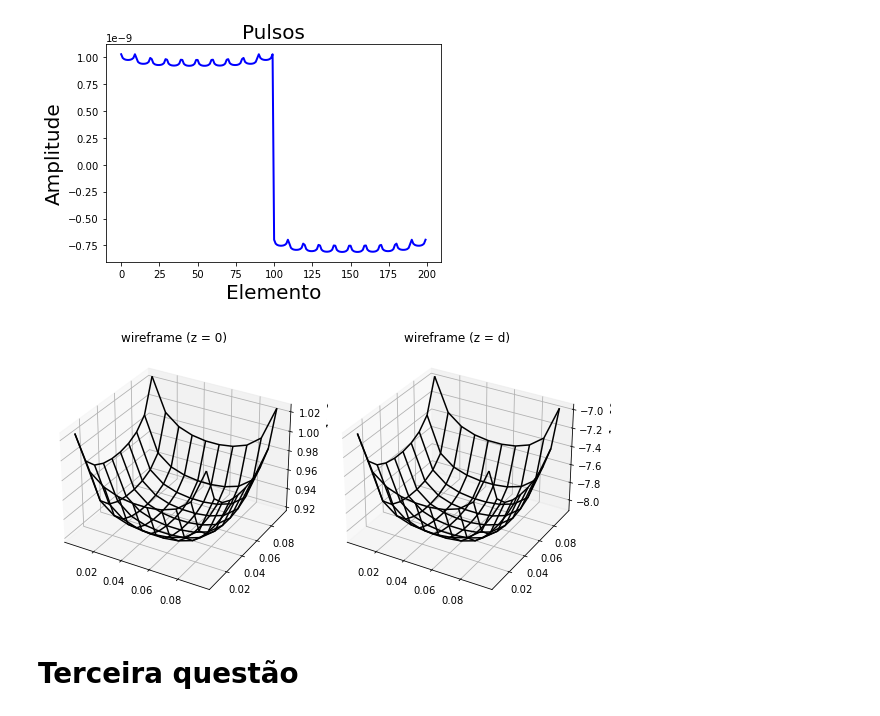
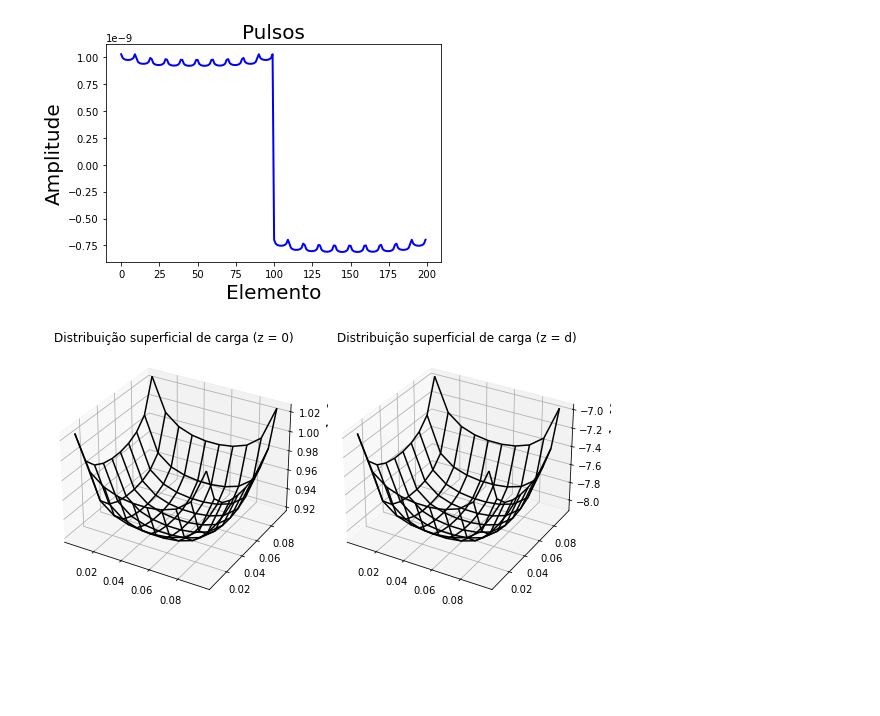
Before and after one commit to guimorone/ProjetoEletromag, a Jupyter notebook: ProjetoGma2.ipynb, the cells around one changed output. Drawn from its saved outputs; the diff is of its cells as text; code cells hidden in the pictures; blank space fills up the shorter version.

Commit message:
Questão 3 feita (???? talvez)

```diff
--- a/ProjetoGma2.ipynb
+++ b/ProjetoGma2.ipynb
@@ -169,9 +169,9 @@ ampChart(A10)
 # %% [output]
 [figure]
 # %%
-# Gráfico 3D
+# Gráfico 3D (distribuição de carga)
 
-def ampChart3D(centros, amp, nElementos):
+def ampChart3D(centros, amp, nElementos, texto = 'Distribuição superficial de carga'):
     newR = np.array(centros)
 
     # Gráfico para z = 0
@@ -180,35 +180,33 @@ def ampChart3D(centros, amp, nElementos):
     Y = newR[:len(newR)//2, 1]
     Z = np.array(amp[:len(amp)//2])
 
     shapedX = np.reshape(X, (nElementos, nElementos))
     shapedY = np.reshape(Y, (nElementos, nElementos))
     shapedZ = np.reshape(Z, (nElementos, nElementos))
 
     figr = plt.figure(figsize=plt.figaspect(0.5))
     ax = figr.add_subplot(1, 2, 1, projection='3d')
     ax.plot_wireframe(shapedX, shapedY, shapedZ, color='black')
-    ax.set_title('wireframe (z = 0)')
+    ax.set_title(texto + ' (z = 0)')
 
     # Gráfico para z = d
     # A outra metade dos arrays
     Xd = newR[len(newR)//2:len(newR), 0]
     Yd = newR[len(newR)//2:len(newR), 1]
     Zd = np.array(amp[len(amp)//2:len(amp)])
 
     shapedXd = np.reshape(Xd, (nElementos, nElementos))
     shapedYd = np.reshape(Yd, (nElementos, nElementos))
     shapedZd = np.reshape(Zd, (nElementos, nElementos))
 
     ax = figr.add_subplot(1, 2, 2, projection='3d')
     ax.plot_wireframe(shapedXd, shapedYd, shapedZd, color='black')
-    ax.set_title('wireframe (z = d)')
+    ax.set_title(texto + ' (z = d)')
 
     figr.tight_layout()
     plt.show()
 
 # Gráfico 3D plotado para o caso inicializado (N == 10)
 ampChart3D(R10, A10, N)
 # %% [output]
-[figure, old version]
+[figure, new version]
-# %% [markdown]
-# Terceira questão
```
Also changed, not shown: parts of 2 cells of this notebook.
